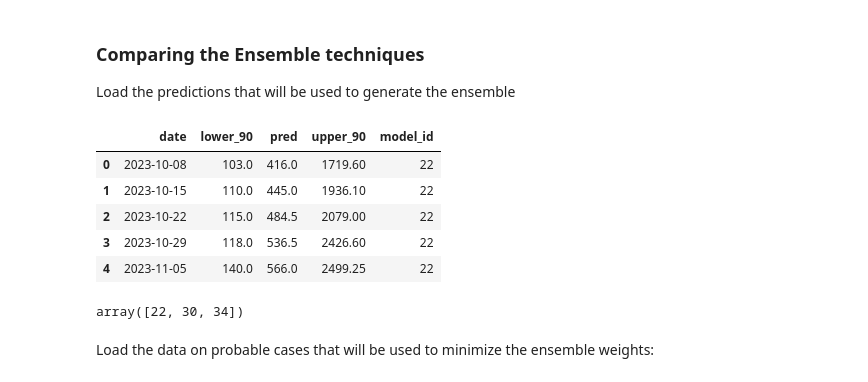
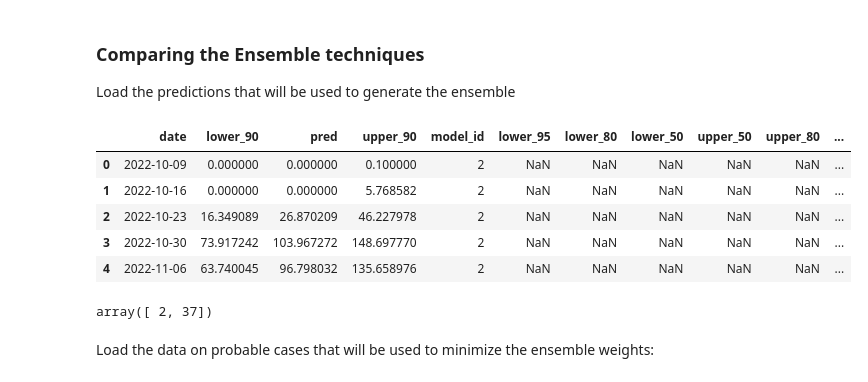
Before and after one commit to Mosqlimate-project/mosqlimate-client, a Jupyter notebook: docs/tutorials/ensemble.ipynb, the cells around one changed output. Cells and saved outputs as stored; diff of their text form; code cells hidden in the pictures.

```diff
--- a/docs/tutorials/ensemble.ipynb
+++ b/docs/tutorials/ensemble.ipynb
@@ -91,34 +91,34 @@ df_pars.head()
 Load the predictions that will be used to generate the ensemble
 # %%
 preds = []
-for id in [146, 448, 649]:
+for id in [1087, 5190]:
 
     pred_ = get_prediction_by_id(api_key = api_key, id=id)
 
     df_pred = pred_.to_dataframe()
 
     df_pred = df_pred.dropna(axis = 1)
 
     df_pred['model_id'] = pred_.model.id
 
     preds.append(df_pred)
 
 df_preds_end = pd.concat(preds)
 
 df_preds_end.date = pd.to_datetime(df_preds_end.date)
 
 df_preds_end.head()
 # %% [output]
-|  | date | lower_90 | pred | upper_90 | model_id |
-| 0 | 2023-10-08 | 103.0 | 416.0 | 1719.60 | 22 |
-| 1 | 2023-10-15 | 110.0 | 445.0 | 1936.10 | 22 |
-| 2 | 2023-10-22 | 115.0 | 484.5 | 2079.00 | 22 |
-| 3 | 2023-10-29 | 118.0 | 536.5 | 2426.60 | 22 |
-| 4 | 2023-11-05 | 140.0 | 566.0 | 2499.25 | 22 |
+|  | date | lower_90 | pred | upper_90 | model_id | lower_95 | lower_80 | lower_50 | upper_50 | upper_80 | ... |
+| 0 | 2022-10-09 | 0.000000 | 0.000000 | 0.100000 | 2 | NaN | NaN | NaN | NaN | NaN | ... |
+| 1 | 2022-10-16 | 0.000000 | 0.000000 | 5.768582 | 2 | NaN | NaN | NaN | NaN | NaN | ... |
+| 2 | 2022-10-23 | 16.349089 | 26.870209 | 46.227978 | 2 | NaN | NaN | NaN | NaN | NaN | ... |
+| 3 | 2022-10-30 | 73.917242 | 103.967272 | 148.697770 | 2 | NaN | NaN | NaN | NaN | NaN | ... |
+| 4 | 2022-11-06 | 63.740045 | 96.798032 | 135.658976 | 2 | NaN | NaN | NaN | NaN | NaN | ... |
 # %%
 df_preds_end.model_id.unique()
 # %% [output]
-array([22, 30, 34])
+array([ 2, 37])
 # %% [markdown]
 Load the data on probable cases that will be used to minimize the ensemble weights:
 # %%
```
Also changed, not shown: parts of 22 cells of this notebook, 9 other files.
